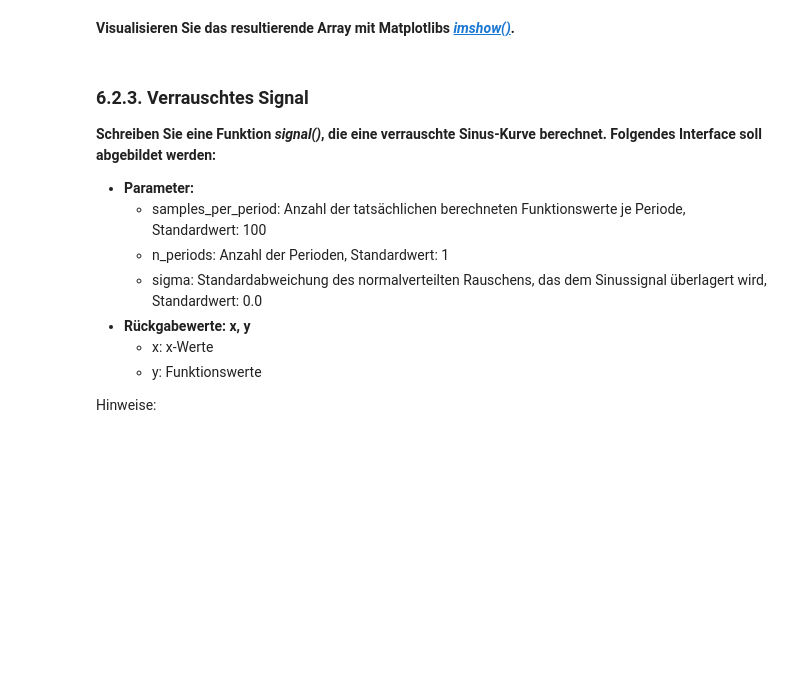
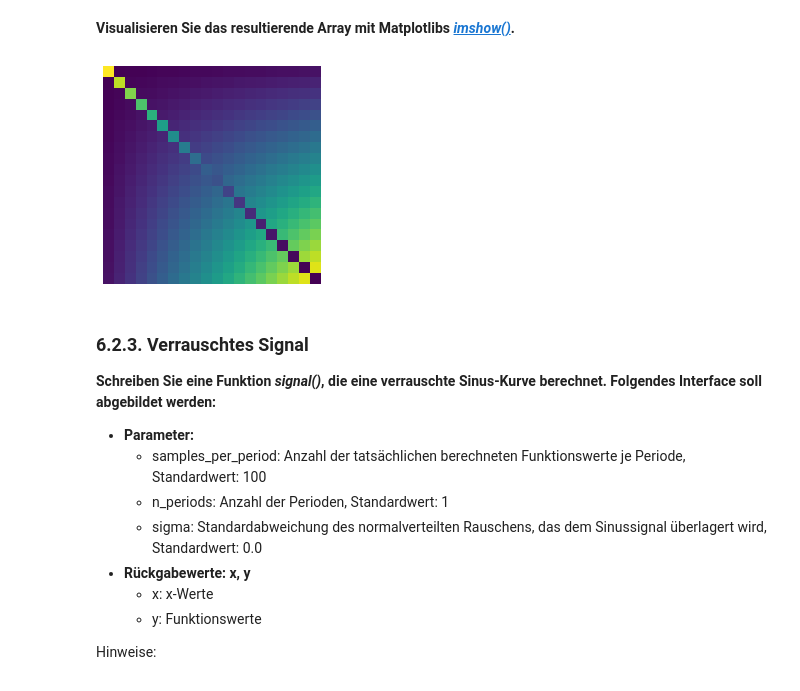
Before and after one commit to jlb-jlb/python_fuer_Ings, a Jupyter notebook: 06_2_Noch_mehr_Arrays.ipynb, the cells around one changed output. Saved outputs shown, nothing was run; the diff lists cells and outputs as text; code cells hidden in the pictures; blank space fills up the shorter version.

```diff
--- a/06_2_Noch_mehr_Arrays.ipynb
+++ b/06_2_Noch_mehr_Arrays.ipynb
@@ -77,0 +115,11 @@ Hinweis: Die NumPy-Funktion [*arange()*](https://docs.scipy.org/doc/numpy/refere
+# %%
+# Hier eigenen Code schreiben ...
+value = 21
+A = np.arange(1,value,1)
+initial_row = A.copy()
+for i in range(2,value):
+    new_row = initial_row * i
+    #print(new_row)
+    A = np.vstack([A, new_row])
+
+print(A)
@@ -83,11 +176,13 @@ Hinweis: Die NumPy-Funktion [*arange()*](https://docs.scipy.org/doc/numpy/refere
 **Visualisieren Sie das resultierende Array mit Matplotlibs [*imshow()*](https://matplotlib.org/3.1.1/api/_as_gen/matplotlib.pyplot.imshow.html).**
 # %%
 # Hier eigenen Code schreiben ...
-
+plt.imshow(A)
 
 # Achsenbeschriftung deaktivieren und Abbildung ausgeben
 axis('off')
 show()
+# %% [output]
+[figure, added]
 # %% [markdown]
 ### 6.2.3. Verrauschtes Signal
 
```
Also changed, not shown: parts of 12 cells of this notebook, 3 other files.
